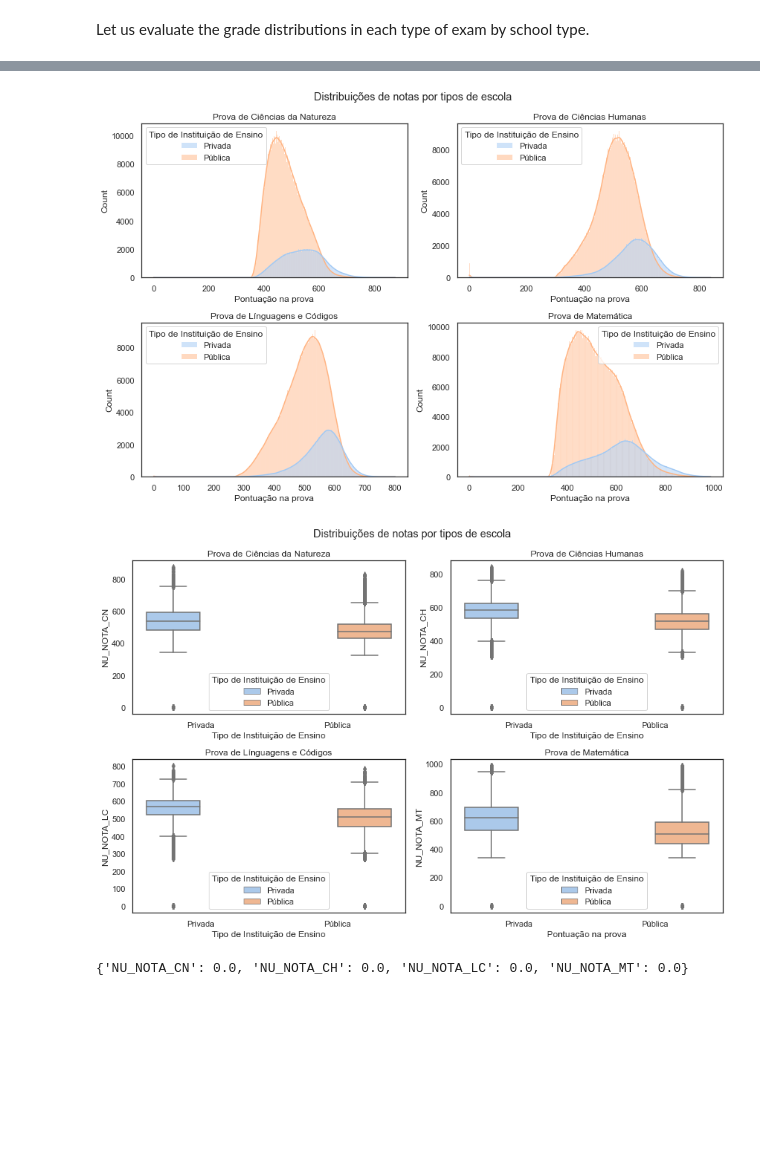
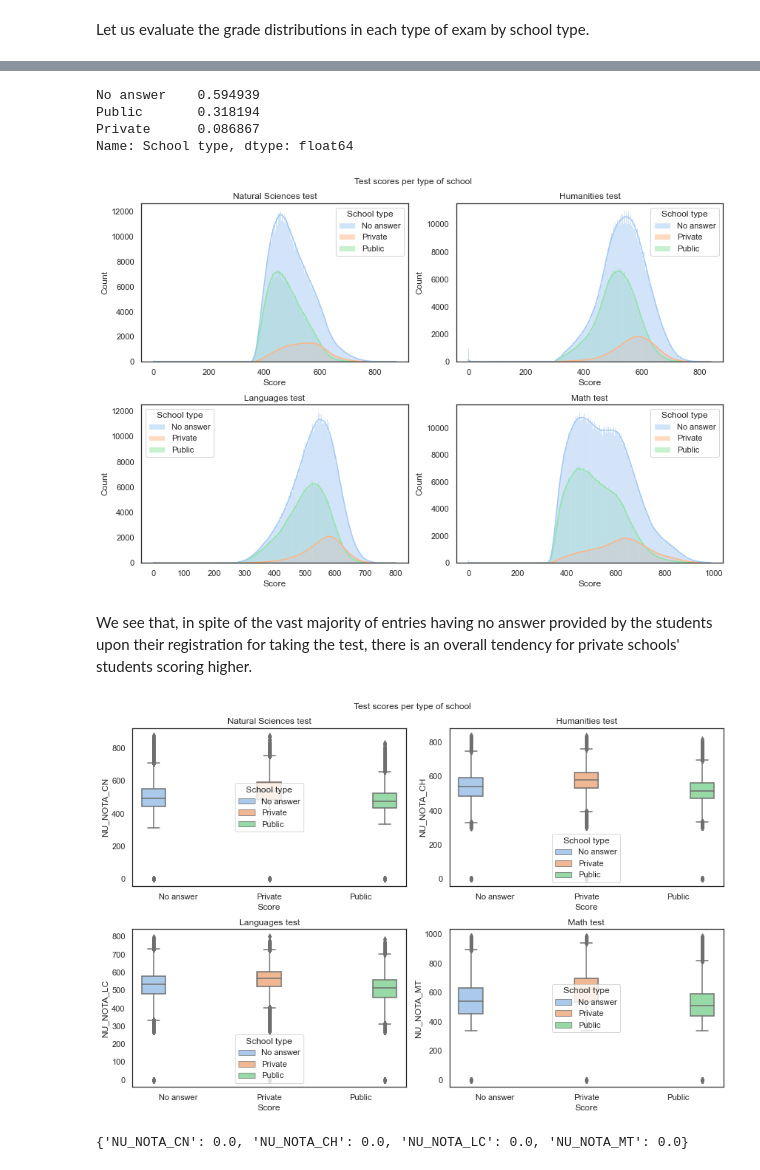
Before and after one commit to carlos-stefano/students_performance_project, a Jupyter notebook: data analysis/2022_data_analysis.ipynb, the cells around one changed output, grey strips where cells are left out. Cells and saved outputs as stored; diff of their text form; code cells hidden in the pictures; blank space fills up the shorter version.

```diff
--- a/data analysis/2022_data_analysis.ipynb
+++ b/data analysis/2022_data_analysis.ipynb
@@ -148,3 +145,6 @@ df2 = df.dropna()
+# %%
+df.drop(columns = ['TP_ST_CONCLUSAO', 'IN_TREINEIRO', 'NO_MUNICIPIO_ESC', 'TP_DEPENDENCIA_ADM_ESC', 'TP_LOCALIZACAO_ESC', 'TP_SIT_FUNC_ESC',
+'CO_MUNICIPIO_PROVA', 'NO_MUNICIPIO_PROVA', 'CO_UF_PROVA'], inplace = True)
 # %%
 df.shape
 # %% [output]
@@ -218,2 +151,0 @@ df2.shape
-# %%
-df.dropna(subset = ['NU_NOTA_CN', 'NU_NOTA_CH', 'NU_NOTA_LC', 'NU_NOTA_MT'], inplace = True)
@@ -224,7 +151,0 @@ df.shape
-# %%
-df['Idade'] = df['TP_FAIXA_ETARIA'].apply(lambda x:
-                                         'Menor de 17 anos' if x == 1
-                                         else '17 - 25 anos' if x < 11
-                                         else '26 - 30 anos' if x < 12
-                                         else '31 - 40 anos' if x < 14
-                                         else 'Maior de 40 anos')
@@ -271,0 +160,7 @@ df2[['Tipo de Instituição de Ensino', 'TP_ESCOLA']]
+# %%
+# Creating a new column to designate the school type between a public, or a private, school
+sns.set_theme(style = 'white', palette = 'pastel')
+df['School type'] = df['TP_ESCOLA'].apply(lambda x:
+                                            'Public' if x == 2
+                                            else 'Private' if x == 3
+                                            else 'No answer')
@@ -272,53 +176,64 @@ df2[['Tipo de Instituição de Ensino', 'TP_ESCOLA']]
+# %%
+df['School type'].value_counts(normalize = True)
+# %% [output]
+No answer    0.594939
+Public       0.318194
+Private      0.086867
+Name: School type, dtype: float64
 # %%
-provas = ['NU_NOTA_CN', 'NU_NOTA_CH', 'NU_NOTA_LC', 'NU_NOTA_MT']
-naming_dict = {'NU_NOTA_CN': 'Ciências da Natureza', 'NU_NOTA_CH': 'Ciências Humanas',
-              'NU_NOTA_LC': 'Línguagens e Códigos', 'NU_NOTA_MT': 'Matemática'}
+tests = ['NU_NOTA_CN', 'NU_NOTA_CH', 'NU_NOTA_LC', 'NU_NOTA_MT']
+naming_dict = {'NU_NOTA_CN': 'Natural Sciences', 'NU_NOTA_CH': 'Humanities',
+              'NU_NOTA_LC': 'Languages', 'NU_NOTA_MT': 'Math'}
 
 fig, ax = plt.subplots(2, 2, figsize = (12,8))
 ax = np.reshape(ax, [1,4])
 
 
 i = 0
-for prova in provas:
-    sns.histplot(data = df2,
-            x = prova,
+for test in tests:
+    sns.histplot(data = df,
+            x = test,
             kde = True,
-            hue = 'Tipo de Instituição de Ensino',
+            hue = 'School type',
             ax = ax[0][i])
-    #plt.legend(['Pública', 'Privada'])
 
-    title = f"Prova de {naming_dict[prova]}"
+    title = f"{naming_dict[test]} test"
     ax[0][i].set_title(title)
-    ax[0][i].set_xlabel("Pontuação na prova")
+    ax[0][i].set_xlabel("Score")
     i += 1
 
 
-plt.suptitle('Distribuições de notas por tipos de escola')
+plt.suptitle('Test scores per type of school')
 plt.tight_layout();
 # %% [output]
-[figure, old version]
+[figure, new version]
+# %% [markdown]
+We see that, in spite of the vast majority of entries having no answer provided by the students upon their registration for taking the test, there is an overall tendency for private schools' students scoring higher.
 # %%
+# Same type of information, but as boxplots
+
 fig, ax = plt.subplots(2, 2, figsize = (12,8))
 ax = np.reshape(ax, [1,4])
 
+
 i = 0
-for prova in provas:
-    sns.boxplot(data = df2,
-            y = prova,
-            x = 'Tipo de Instituição de Ensino',
-            hue = 'Tipo de Instituição de Ensino',
+for test in tests:
+    sns.boxplot(data = df,
+            y = test,
+            x = 'School type',
+            hue = 'School type',
             ax = ax[0][i])
 
-    title = f"Prova de {naming_dict[prova]}"
-    plt.xlabel("Pontuação na prova")
+    title = f"{naming_dict[test]} test"
     ax[0][i].set_title(title)
+    ax[0][i].set_xlabel("Score")
     i += 1
 
 
-plt.suptitle('Distribuições de notas por tipos de escola')
+plt.suptitle('Test scores per type of school')
 plt.tight_layout();
 # %% [output]
-[figure, old version]
+[figure, new version]
 # %%
 provas = ['NU_NOTA_CN', 'NU_NOTA_CH', 'NU_NOTA_LC', 'NU_NOTA_MT']
 
```
Also changed, not shown: parts of 35 cells of this notebook.
